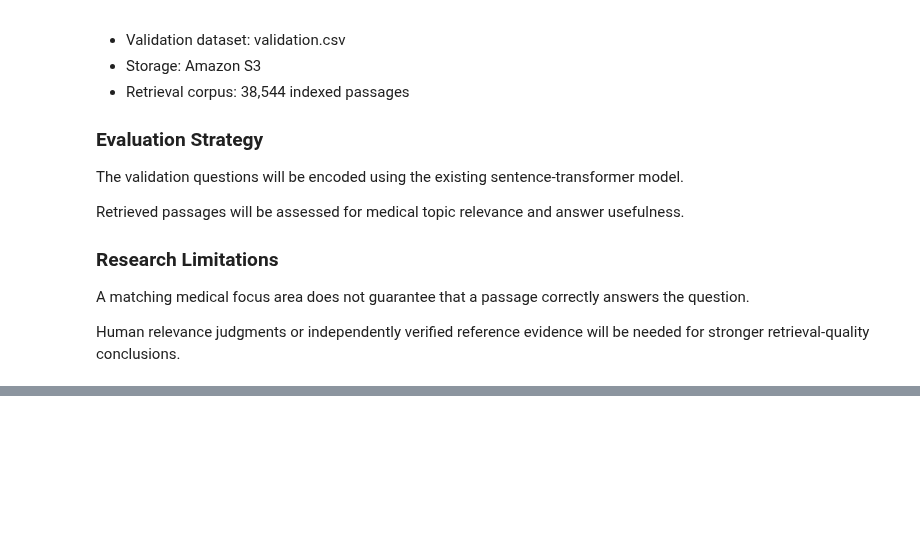
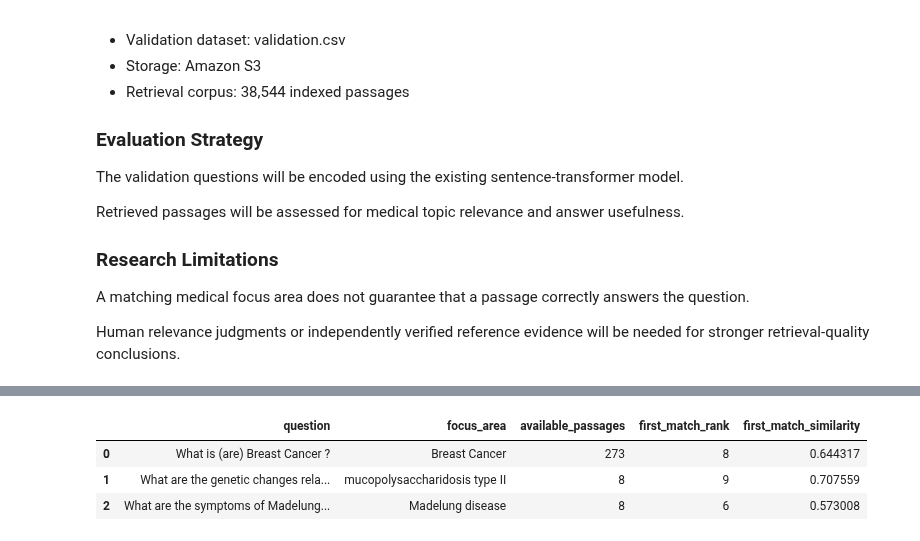
Before and after one commit to McChandra/medical_chatbot, a Jupyter notebook: notebooks/rag_retrieval_evaluation.ipynb, the cells around one changed output, grey strips where cells are left out. Cells and saved outputs as stored; diff of their text form; code cells hidden in the pictures; blank space fills up the shorter version.

Commit message:
Retrieval reranking depth analysis done

```diff
--- a/notebooks/rag_retrieval_evaluation.ipynb
+++ b/notebooks/rag_retrieval_evaluation.ipynb
@@ -291,0 +594,62 @@ retrieval-quality conclusions.
+# %%
+# MQ-012: Analyze retrieval depth
+
+ranking_candidates = diagnostic_df[
+    diagnostic_df["exact_focus_area_in_corpus"]
+].copy()
+
+ranking_results = []
+
+for row in ranking_candidates.itertuples(index=False):
+
+    query_vector = embedding_model.encode(
+        [row.question],
+        convert_to_numpy=True,
+        normalize_embeddings=True,
+        device="cpu"
+    ).astype(np.float32)
+
+    scores, indices = faiss_index.search(
+        query_vector,
+        k=50
+    )
+
+    expected_focus = normalize_focus_area(
+        row.expected_focus_area
+    )
+
+    first_match_rank = None
+    first_match_score = None
+
+    for rank, (score, idx) in enumerate(
+        zip(scores[0], indices[0]),
+        start=1
+    ):
+        if idx < 0:
+            continue
+
+        retrieved_focus = normalize_focus_area(
+            passages_df.iloc[int(idx)]["focus_area"]
+        )
+
+        if retrieved_focus == expected_focus:
+            first_match_rank = rank
+            first_match_score = float(score)
+            break
+
+    ranking_results.append({
+        "question": row.question,
+        "focus_area": row.expected_focus_area,
+        "available_passages": row.available_passages,
+        "first_match_rank": first_match_rank,
+        "first_match_similarity": first_match_score
+    })
+
+ranking_depth_df = pd.DataFrame(ranking_results)
+
+display(ranking_depth_df)
+# %% [output]
+|  | question | focus_area | available_passages | first_match_rank | first_match_similarity |
+| 0 | What is (are) Breast Cancer ? | Breast Cancer | 273 | 8 | 0.644317 |
+| 1 | What are the genetic changes rela... | mucopolysaccharidosis type II | 8 | 9 | 0.707559 |
+| 2 | What are the symptoms of Madelung... | Madelung disease | 8 | 6 | 0.573008 |
```
Also changed, not shown: parts of 8 cells of this notebook.
